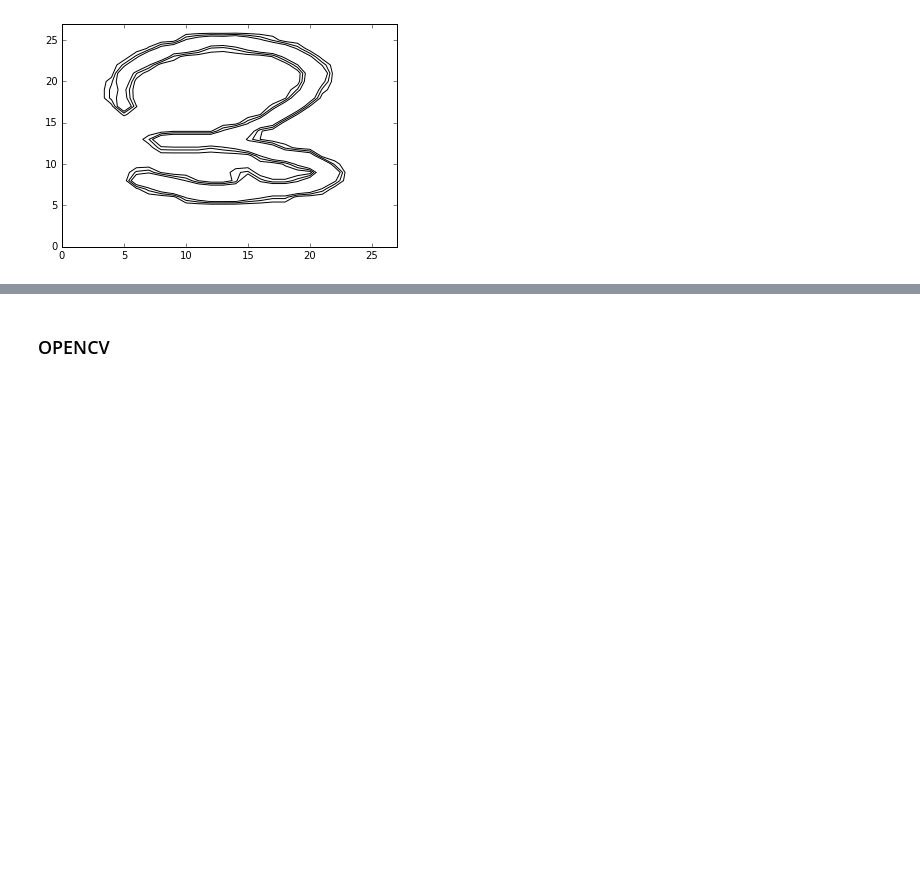
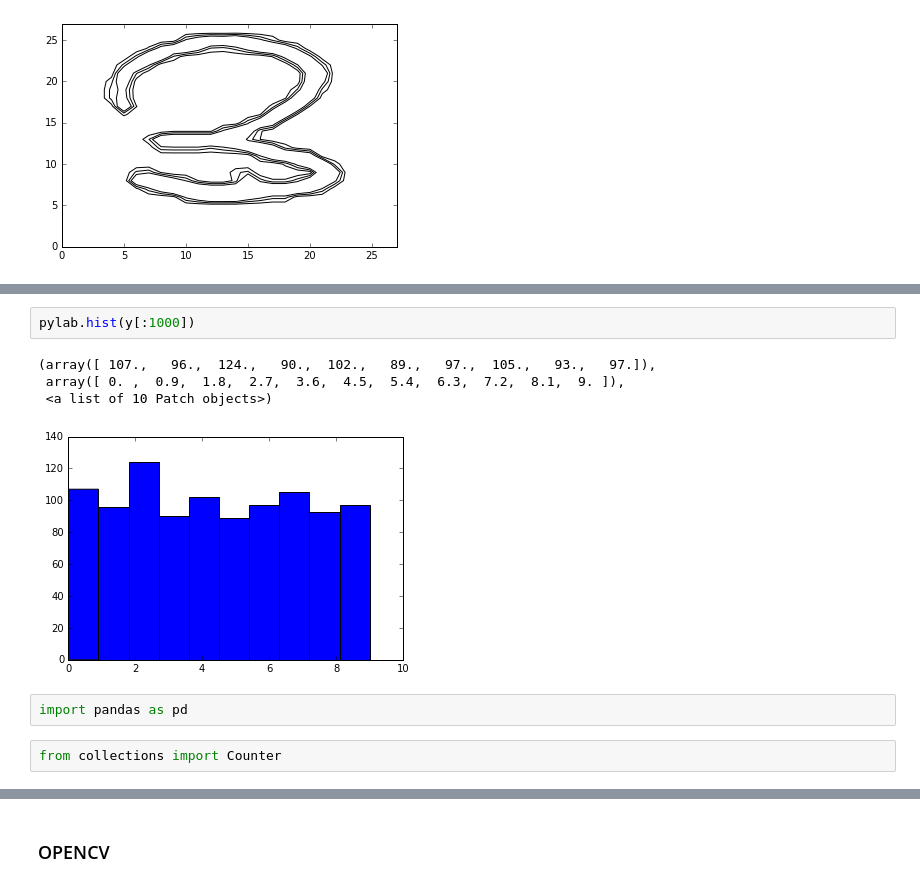
Before and after one commit to mrbazzik/mnist, a Jupyter notebook: Classifying a digit (MNIST).ipynb, the cells around one changed output, grey strips where cells are left out. Cells and saved outputs as stored; diff of their text form; blank space fills up the shorter version.

```diff
--- a/Classifying a digit (MNIST).ipynb
+++ b/Classifying a digit (MNIST).ipynb
@@ -57,0 +89,11 @@ pylab.contour(np.reshape(X_train.ix[7,:],(28,28)),cmap='gray', vmin=127, vmax=12
+# %%
+pylab.hist(y[:1000])
+# %% [output]
+(array([ 107.,   96.,  124.,   90.,  102.,   89.,   97.,  105.,   93.,   97.]),
+ array([ 0. ,  0.9,  1.8,  2.7,  3.6,  4.5,  5.4,  6.3,  7.2,  8.1,  9. ]),
+ <a list of 10 Patch objects>)
+[figure, added]
+# %%
+import pandas as pd
+# %%
+from collections import Counter
```
Also changed, not shown: parts of 37 cells of this notebook.
